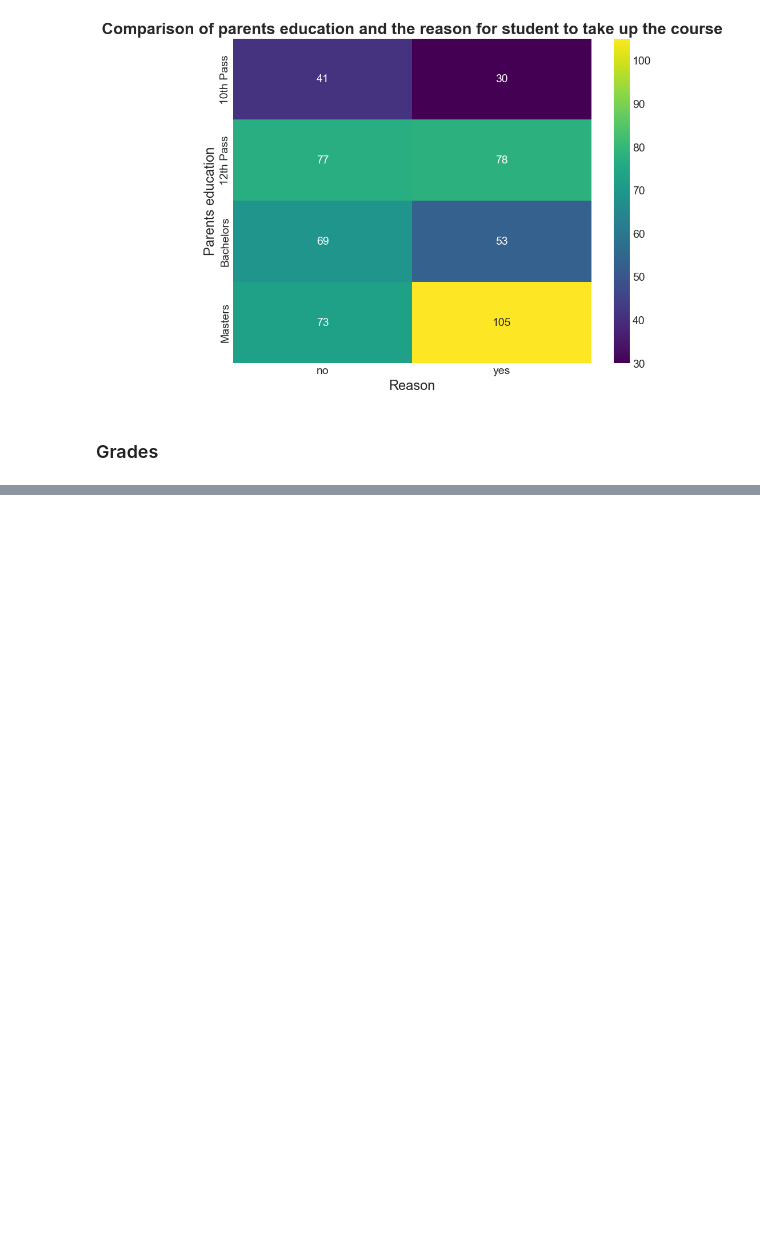
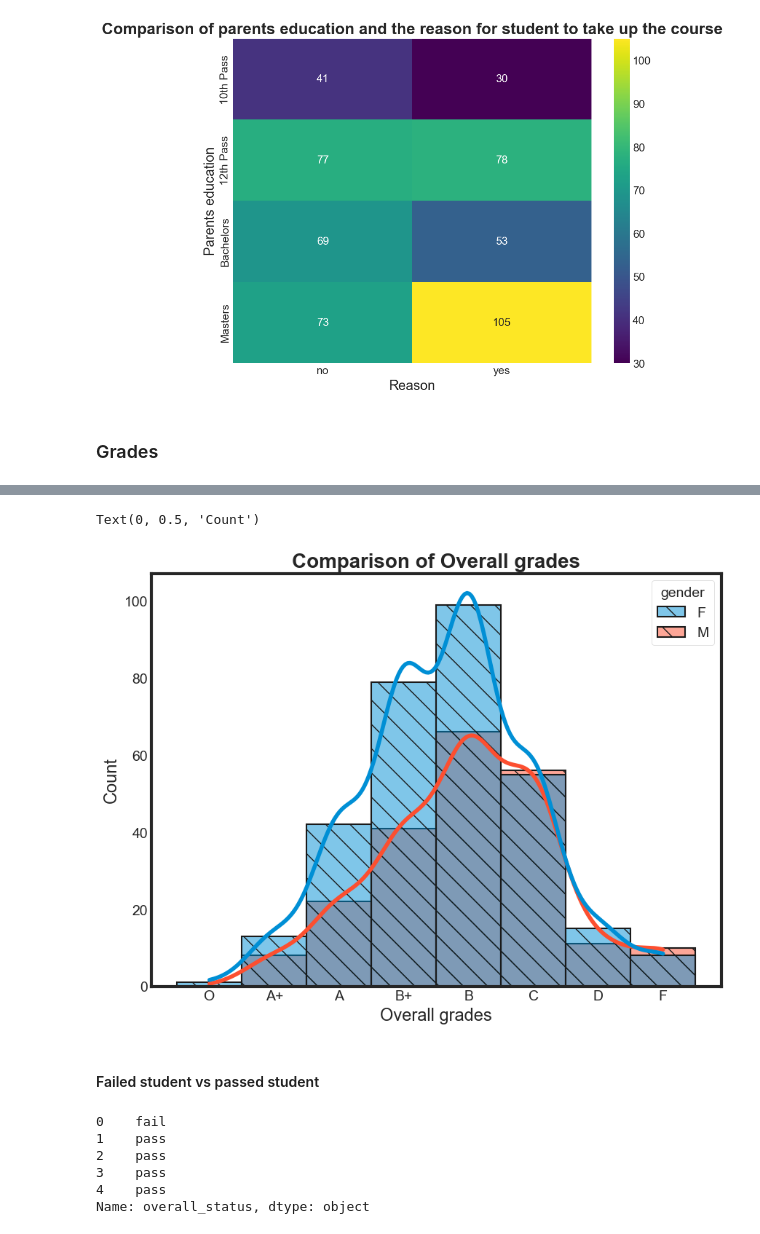
Before and after one commit to Kushal-Chandar/statistics-student-performance-analysis, a Jupyter notebook: analysis.ipynb, the cells around one changed output, grey strips where cells are left out. Drawn from its saved outputs; the diff is of its cells as text; code cells hidden in the pictures; blank space fills up the shorter version.

```diff
--- a/analysis.ipynb
+++ b/analysis.ipynb
@@ -360,0 +457,28 @@ array([2, 3, 0, 1, 5, 4, 6, 7])
+# %%
+graph = sns.histplot(
+    data, x="overall", edgecolor="0.1", linewidth=1.5, hatch="\\", kde=True, hue='gender'
+)
+graph.set_title("Comparison of Overall grades", weight="bold", fontsize=20)
+graph.set_xlabel("Overall grades", fontweight=20, fontsize=17)
+graph.set_ylabel("Count", fontweight=20, fontsize=17)
+# %% [output]
+Text(0, 0.5, 'Count')
+[figure, added]
+# %% [markdown]
+#### Failed student vs passed student
+# %%
+def Pass(grade):
+  if(grade == 'F'):
+    return 'fail'
+  else:
+    return 'pass'
+
+data["overall_status"] = data['overall'].apply(Pass)
+data['overall_status'].head()
+# %% [output]
+0    fail
+1    pass
+2    pass
+3    pass
+4    pass
+Name: overall_status, dtype: object
```
Also changed, not shown: parts of 22 cells of this notebook.
